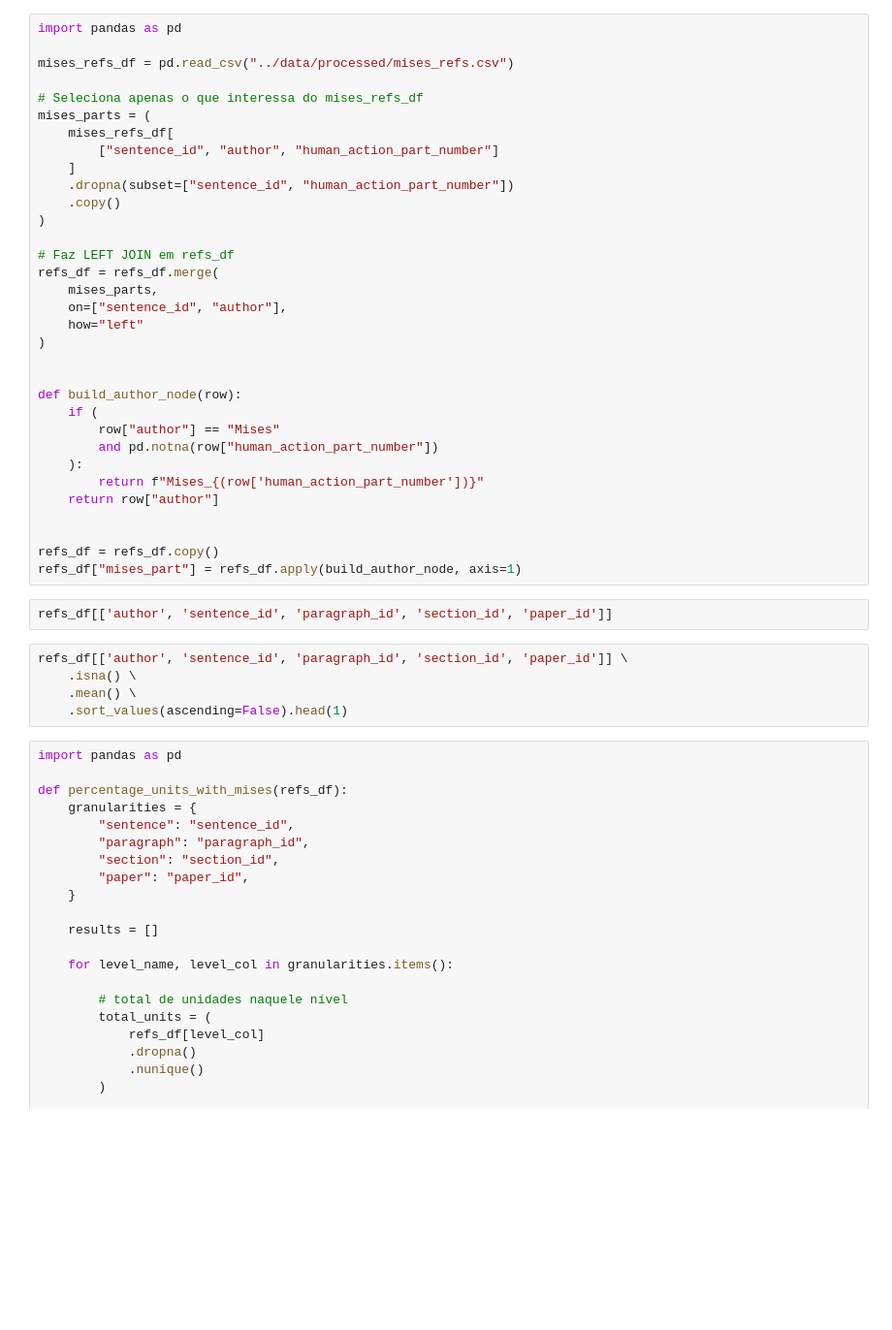
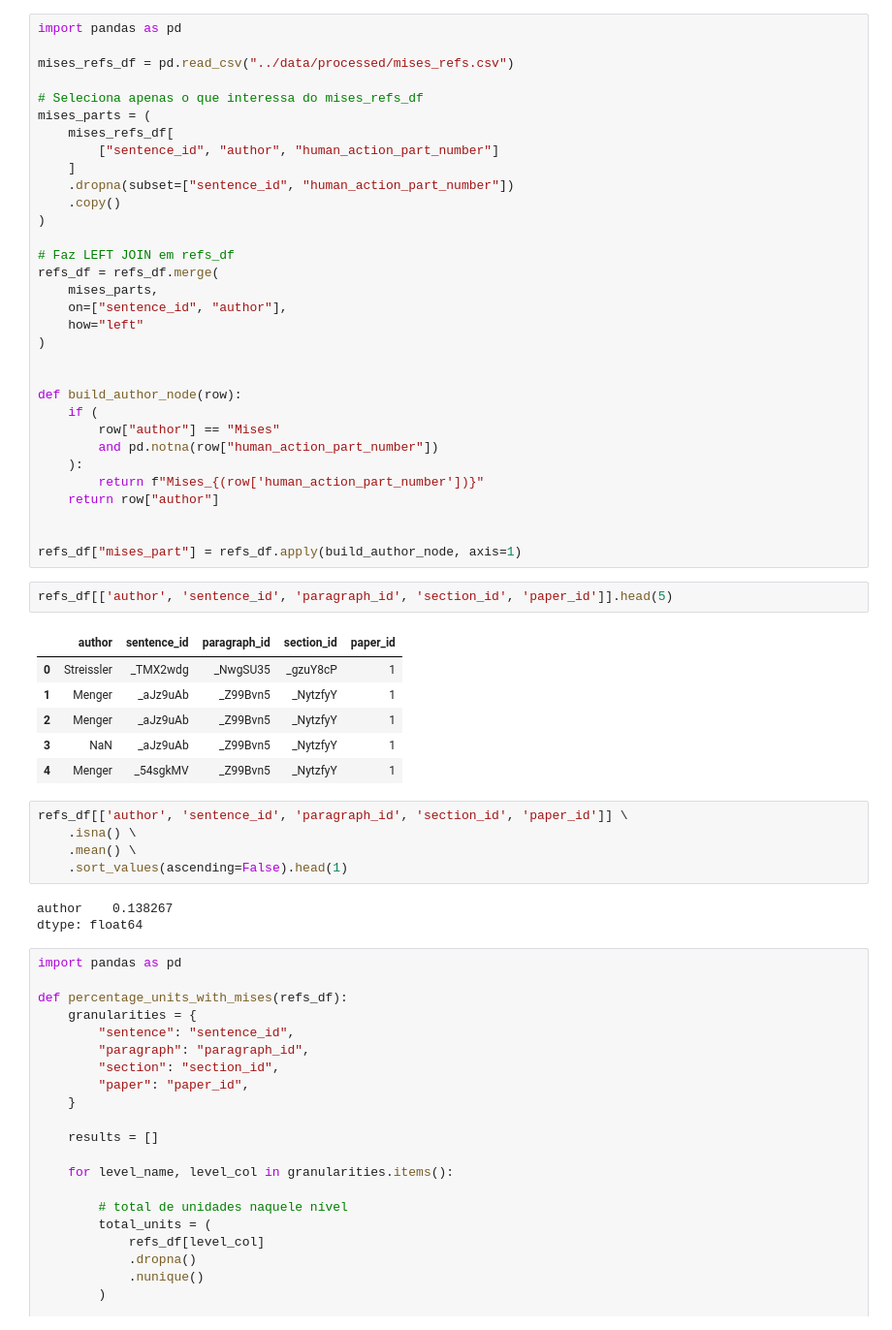
Before and after one commit to pcalais/bibliometrics-austrian-economics, a Jupyter notebook: notebooks/6-itemsets-por-unidade.ipynb, the cells around one changed output. Shown at 97% size. Cells and saved outputs as stored; diff of their text form; blank space fills up the shorter version.

```diff
--- a/notebooks/6-itemsets-por-unidade.ipynb
+++ b/notebooks/6-itemsets-por-unidade.ipynb
@@ -100,15 +158,24 @@ def build_author_node(row):
     return row["author"]
 
 
-refs_df = refs_df.copy()
 refs_df["mises_part"] = refs_df.apply(build_author_node, axis=1)
 # %%
-refs_df[['author', 'sentence_id', 'paragraph_id', 'section_id', 'paper_id']]
+refs_df[['author', 'sentence_id', 'paragraph_id', 'section_id', 'paper_id']].head(5)
+# %% [output]
+|  | author | sentence_id | paragraph_id | section_id | paper_id |
+| 0 | Streissler | _TMX2wdg | _NwgSU35 | _gzuY8cP | 1 |
+| 1 | Menger | _aJz9uAb | _Z99Bvn5 | _NytzfyY | 1 |
+| 2 | Menger | _aJz9uAb | _Z99Bvn5 | _NytzfyY | 1 |
+| 3 | NaN | _aJz9uAb | _Z99Bvn5 | _NytzfyY | 1 |
+| 4 | Menger | _54sgkMV | _Z99Bvn5 | _NytzfyY | 1 |
 # %%
 refs_df[['author', 'sentence_id', 'paragraph_id', 'section_id', 'paper_id']] \
     .isna() \
     .mean() \
     .sort_values(ascending=False).head(1)
+# %% [output]
+author    0.138267
+dtype: float64
 # %%
 import pandas as pd
 
```
Also changed, not shown: parts of 6 cells of this notebook.
